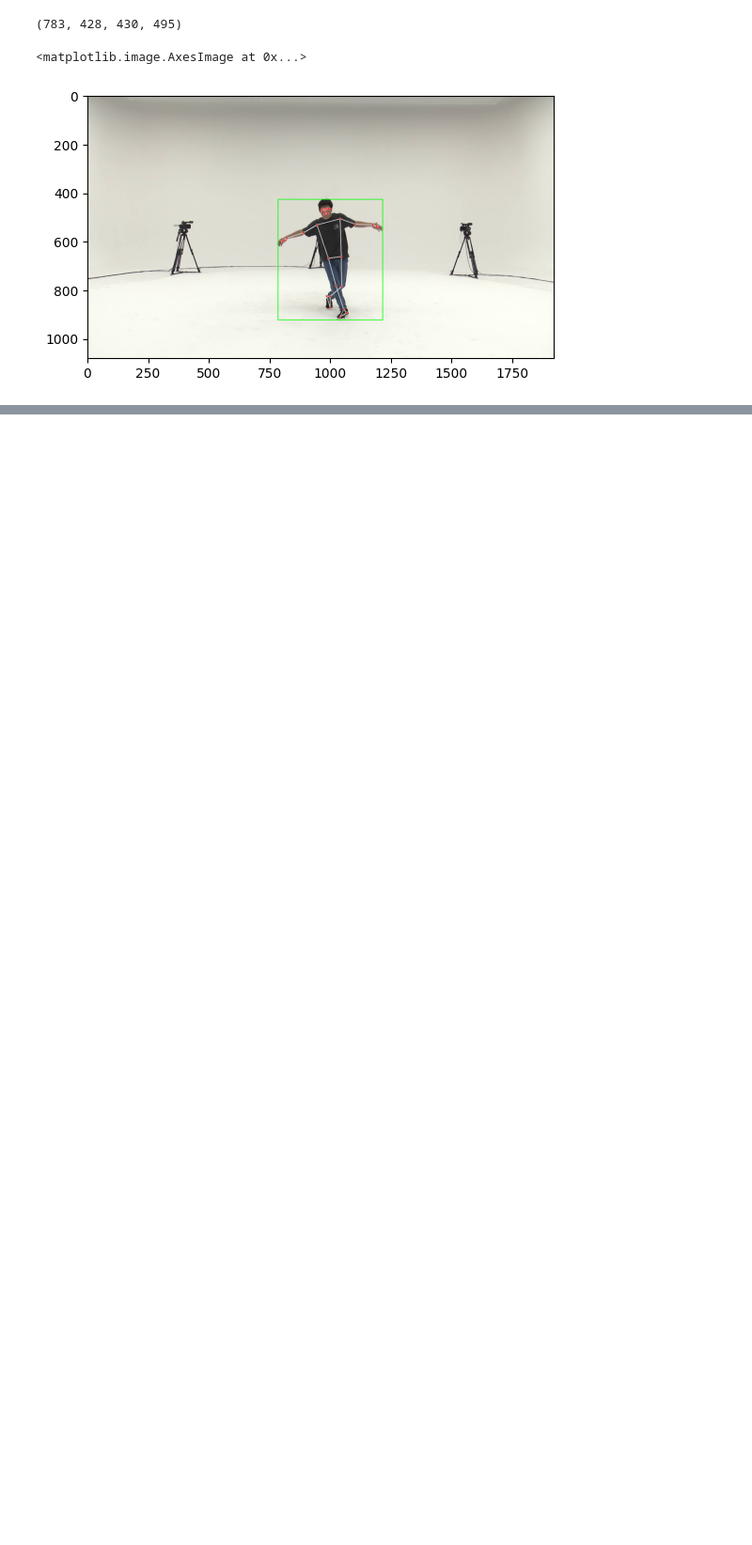
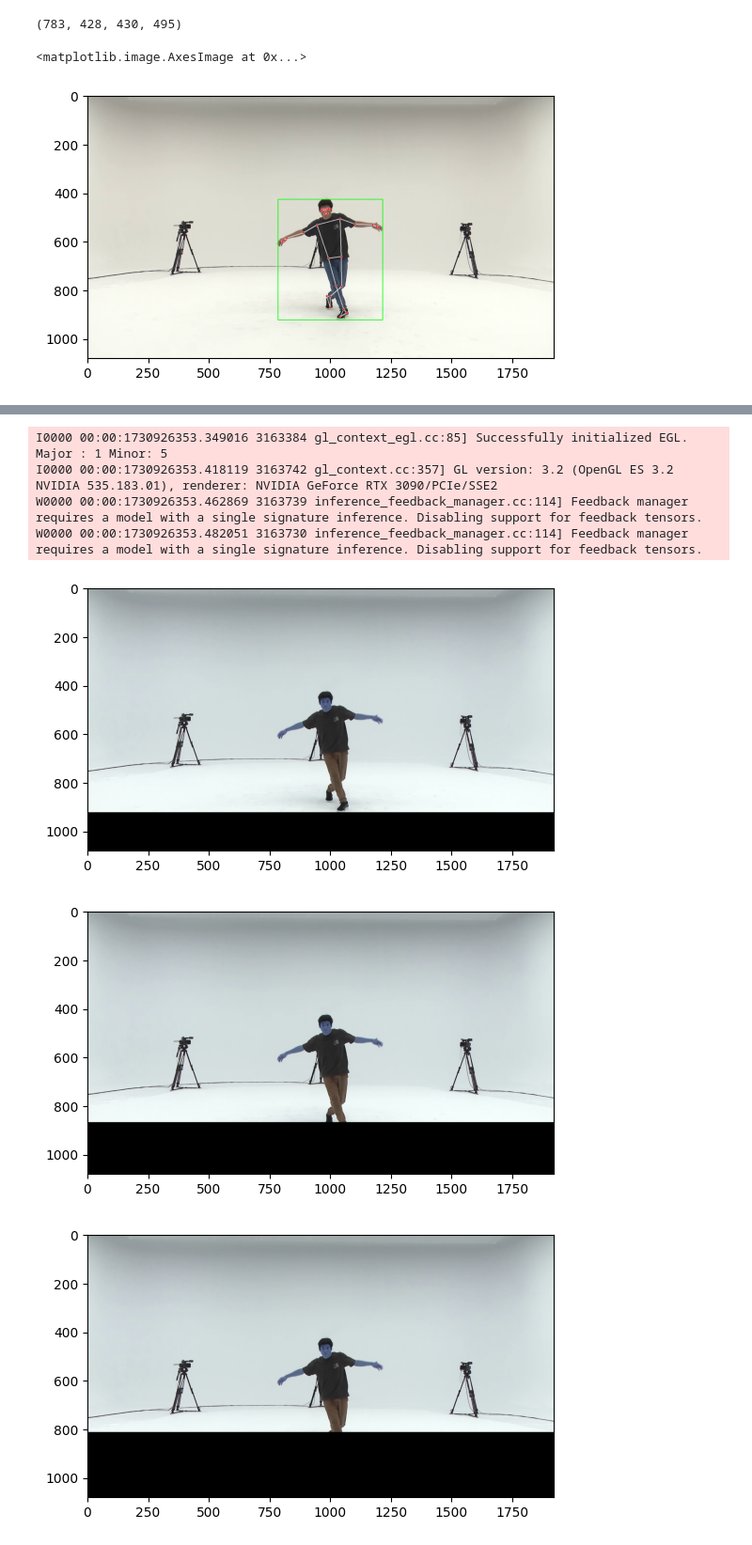
Before and after one commit to mlamsey/zeste_vision, a Jupyter notebook: nb/testbed.ipynb, the cells around one changed output, grey strips where cells are left out. Shown at 94% size. Saved outputs shown, nothing was run; the diff lists cells and outputs as text; code cells hidden in the pictures; blank space fills up the shorter version.

```diff
--- a/nb/testbed.ipynb
+++ b/nb/testbed.ipynb
@@ -161,0 +205,21 @@ n = annotations.shape[0]
+# %%
+from zeste_vision.analysis.pose_tools import crop_image
+
+crop_test_frame = get_test_video_frame(video_file, frame_i=100)
+crop_pose = mp.solutions.pose.Pose(**MEDIAPIPE_OPTIONS)
+crop_results = crop_pose.process(crop_test_frame)
+bbox = compute_bounding_box(crop_results)
+
+pcts = np.linspace(0, 1, 10)
+for pct in pcts:
+    cropped_image = crop_image(crop_test_frame, bbox, pct)
+    plt.imshow(cropped_image)
+    plt.show()
+# %% [output]
+I0000 00:00:1730926353.349016 3163384 gl_context_egl.cc:85] Successfully initialized EGL. Major : 1 Minor: 5
+I0000 00:00:1730926353.418119 3163742 gl_context.cc:357] GL version: 3.2 (OpenGL ES 3.2 NVIDIA 535.183.01), renderer: NVIDIA GeForce RTX 3090/PCIe/SSE2
+W0000 00:00:1730926353.462869 3163739 inference_feedback_manager.cc:114] Feedback manager requires a model with a single signature inference. Disabling support for feedback tensors.
+W0000 00:00:1730926353.482051 3163730 inference_feedback_manager.cc:114] Feedback manager requires a model with a single signature inference. Disabling support for feedback tensors.
+[figure, added]
+[figure, added]
+[figure, added]
```
Also changed, not shown: parts of 7 cells of this notebook, 4 other files.
